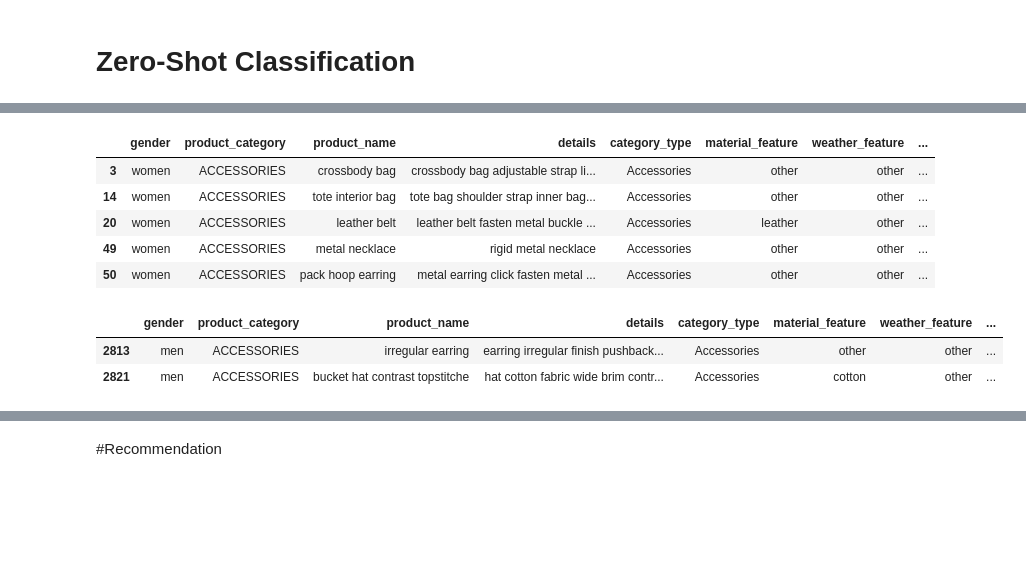
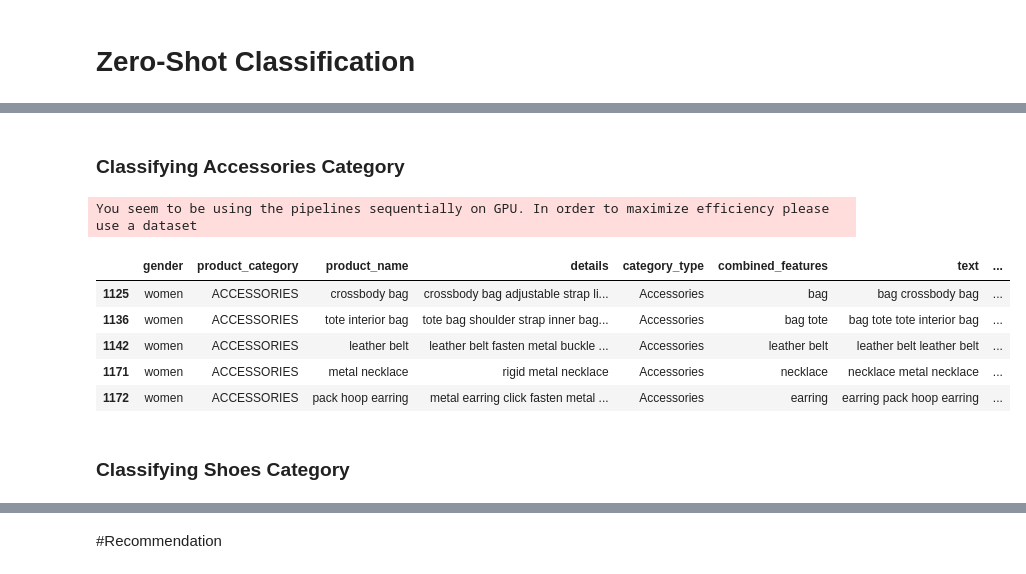
Before and after one commit to pawarsp/what-to-wear-today, a Jupyter notebook: clothes_classification.ipynb, the cells around one changed output, grey strips where cells are left out. Drawn from its saved outputs; the diff is of its cells as text; code cells hidden in the pictures; blank space fills up the shorter version.

```diff
--- a/clothes_classification.ipynb
+++ b/clothes_classification.ipynb
@@ -181,38 +76,41 @@ Device set to use cuda:0
 # %%
 #candidate labels
 labels = ["5-10°C cold weather", "10-15°C cool weather", "15-20°C mild weather", "20-25°C warm weather", "25-30°C hot weather", "rain"]
+# %% [markdown]
+### Classifying Accessories Category
 # %%
 #zero-shot-classification on accessories category
-accessories_df['text'] = accessories_df['product_name'] + ' ' + accessories_df['material_feature'] + ' ' + accessories_df['weather_feature'] + ' ' + accessories_df['coverage_feature']
+accessories_df = accessories_df.fillna("").astype(str)
+#accessories_df_copy = accessories_df[accessories_df['combined_features'].str.strip() != ""].copy()
+accessories_df['text'] = accessories_df['combined_features'] + ' ' + accessories_df['product_name']
 texts = accessories_df['text'].tolist()
 
 batch_size = 16
 results = []
 
 for i in range(0, len(texts), batch_size):
     batch_texts = texts[i:i+batch_size]
     batch_results = classifier(batch_texts, candidate_labels=labels,
                                hypothesis_template="This outfit is designed to be worn in {} conditions.",
                                multi_label=True)
 
     for item in batch_results:
         results.append(item['labels'][0])
 
 accessories_df['weather_label'] = results
 accessories_df.head()
 # %% [output]
+You seem to be using the pipelines sequentially on GPU. In order to maximize efficiency please use a dataset
-|  | gender | product_category | product_name | details | category_type | material_feature | weather_feature | ... |
-| 3 | women | ACCESSORIES | crossbody bag | crossbody bag adjustable strap li... | Accessories | other | other | ... |
-| 14 | women | ACCESSORIES | tote interior bag | tote bag shoulder strap inner bag... | Accessories | other | other | ... |
-| 20 | women | ACCESSORIES | leather belt | leather belt fasten metal buckle ... | Accessories | leather | other | ... |
-| 49 | women | ACCESSORIES | metal necklace | rigid metal necklace | Accessories | other | other | ... |
-| 50 | women | ACCESSORIES | pack hoop earring | metal earring click fasten metal ... | Accessories | other | other | ... |
+|  | gender | product_category | product_name | details | category_type | combined_features | text | ... |
+| 1125 | women | ACCESSORIES | crossbody bag | crossbody bag adjustable strap li... | Accessories | bag | bag crossbody bag | ... |
+| 1136 | women | ACCESSORIES | tote interior bag | tote bag shoulder strap inner bag... | Accessories | bag tote | bag tote tote interior bag | ... |
+| 1142 | women | ACCESSORIES | leather belt | leather belt fasten metal buckle ... | Accessories | leather belt | leather belt leather belt | ... |
+| 1171 | women | ACCESSORIES | metal necklace | rigid metal necklace | Accessories | necklace | necklace metal necklace | ... |
+| 1172 | women | ACCESSORIES | pack hoop earring | metal earring click fasten metal ... | Accessories | earring | earring pack hoop earring | ... |
 # %%
-accessories_df[accessories_df['weather_label'] == labels[5]]
+accessories_df.to_csv("classified_accessories.csv", index=False)
-# %% [output]
-|  | gender | product_category | product_name | details | category_type | material_feature | weather_feature | ... |
-| 2813 | men | ACCESSORIES | irregular earring | earring irregular finish pushback... | Accessories | other | other | ... |
-| 2821 | men | ACCESSORIES | bucket hat contrast topstitche | hat cotton fabric wide brim contr... | Accessories | cotton | other | ... |
+# %% [markdown]
+### Classifying Shoes Category
 # %%
 #zero-shot-classification on shoes category
 shoes_df = shoes_df.fillna("").astype(str)
```
Also changed, not shown: parts of 27 cells of this notebook.
